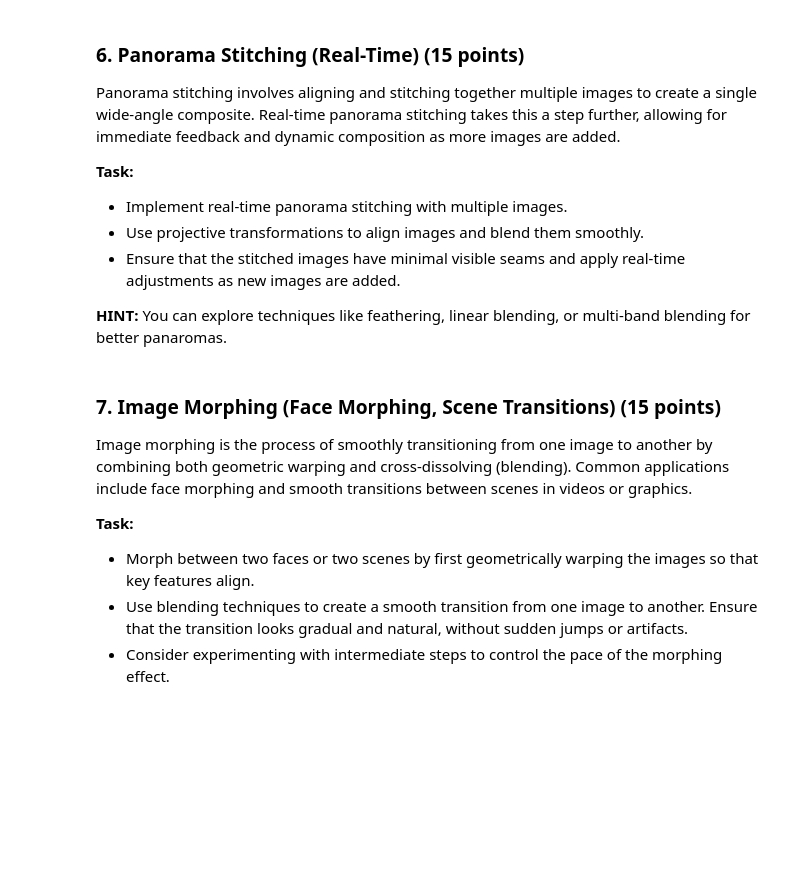
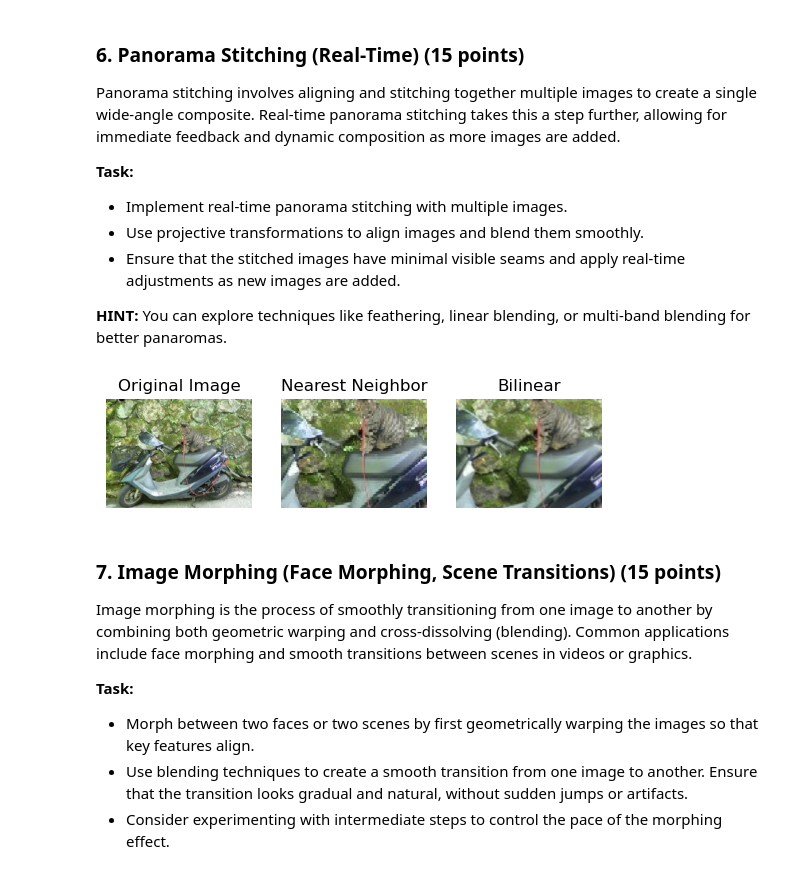
Before and after one commit to IsaacAu11/CM22010, a Jupyter notebook: ImageWarping.ipynb, the cells around one changed output. Drawn from its saved outputs; the diff is of its cells as text; code cells hidden in the pictures; blank space fills up the shorter version.

Commit message:
w3q4 + images

```diff
--- a/ImageWarping.ipynb
+++ b/ImageWarping.ipynb
@@ -322,8 +322,91 @@ Panorama stitching involves aligning and stitching together multiple images to c
 **HINT:**
  You can explore techniques like feathering, linear blending, or multi-band blending for better panaromas.
 # %%
-# Code for Real-Time Panorama Stitching here
-# Implement real-time panorama stitching and experiment with blending techniques
+def warp_image(image, mapping_function, scale_x, scale_y, interpolation="nearest"):
+    rows, cols, channels = image.shape
+    x_target, y_target = np.meshgrid(np.arange(cols), np.arange(rows))
+    x_source, y_source = mapping_function(x_target, y_target, rows, cols, scale_x, scale_y)
+    warped_image = np.zeros_like(image, dtype=image.dtype)
+
+    if interpolation == "nearest":
+        x_source_nearest = np.round(x_source).astype(int)
+        y_source_nearest = np.round(y_source).astype(int)
+        x_source_nearest = np.clip(x_source_nearest, 0, cols - 1)
+        y_source_nearest = np.clip(y_source_nearest, 0, rows - 1)
+        warped_image = image[y_source_nearest, x_source_nearest]
+
+    elif interpolation == "bilinear":
+        for channel in range(channels):
+            for i in range(rows):
+                for j in range(cols):
+                    warped_image[i, j, channel] = bilinear_interpolation(
+                        image[:, :, channel], x_source[i, j], y_source[i, j]
+                    )
+
+    return warped_image
+
+def bilinear_interpolation(image, x, y):
+    x0 = int(np.floor(x))
+    x1 = min(x0 + 1, image.shape[1] - 1)
+    y0 = int(np.floor(y))
+    y1 = min(y0 + 1, image.shape[0] - 1)
+
+    #for distances
+    dx = x - x0
+    dy = y - y0
+
+    top = (1 - dx) * image[y0, x0] + dx * image[y0, x1]
+
+    bottom = (1 - dx) * image[y1, x0] + dx * image[y1, x1]
+    value = (1 - dy) * top + dy * bottom
+    return value
+
+def scaling_mapping(x, y, rows, cols, scale_x, scale_y):
+    x_center, y_center = cols / 2, rows / 2
+    x_source = (x - x_center) / scale_x + x_center
+    y_source = (y - y_center) / scale_y + y_center
+    return x_source, y_source
+
+image = cv2.imread("picture1.png")
+image = cv2.cvtColor(image, cv2.COLOR_BGR2RGB)
+
+scale_x = 2.0
+scale_y = 2.0
+
+scaled_image_nearest = warp_image(
+    image,
+    mapping_function=scaling_mapping,
+    scale_x=scale_x,
+    scale_y=scale_y,
+    interpolation="nearest"
+)
+
+scaled_image_bilinear = warp_image(
+    image,
+    mapping_function=scaling_mapping,
+    scale_x=scale_x,
+    scale_y=scale_y,
+    interpolation="bilinear"
+)
+
+plt.subplot(1, 3, 1)
+plt.title("Original Image")
+plt.imshow(image)
+plt.axis('off')
+
+plt.subplot(1, 3, 2)
+plt.title("Nearest Neighbor")
+plt.imshow(scaled_image_nearest)
+plt.axis('off')
+
+plt.subplot(1, 3, 3)
+plt.title("Bilinear")
+plt.imshow(scaled_image_bilinear)
+plt.axis('off')
+
+plt.show()
+# %% [output]
+[figure, added]
 # %% [markdown]
 ### 7. Image Morphing (Face Morphing, Scene Transitions) (15 points)
 Image morphing is the process of smoothly transitioning from one image to another by combining both geometric warping and cross-dissolving (blending). Common applications include face morphing and smooth transitions between scenes in videos or graphics.
```
Also changed, not shown: parts of 1 cell of this notebook, 4 other files.
